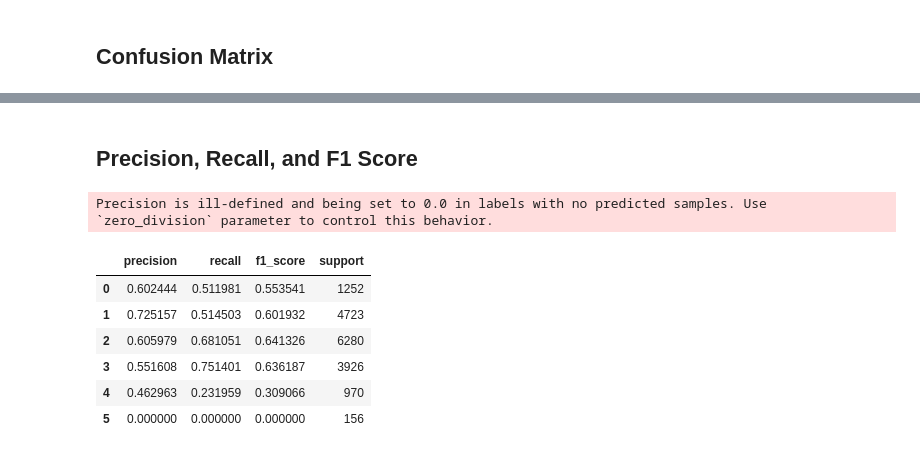
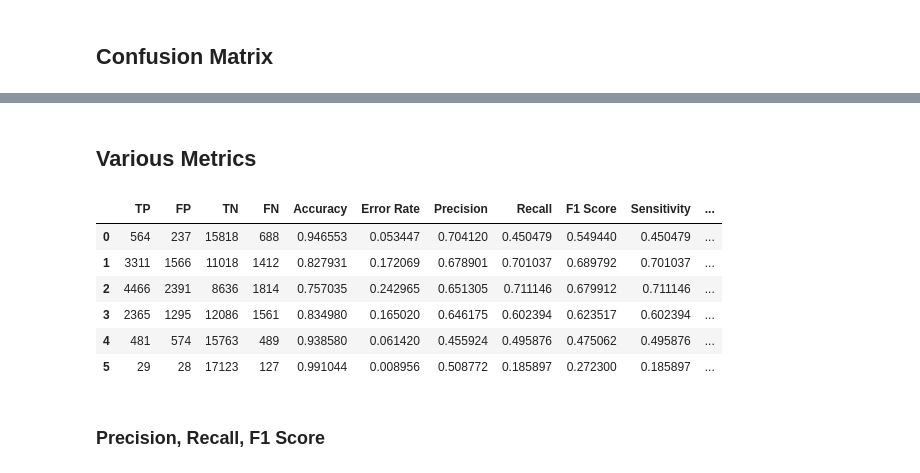
Before and after one commit to Shakleen/Kaggle-Automated-Essay-Scoring, a Jupyter notebook: notebooks/evaluate.ipynb, the cells around one changed output, grey strips where cells are left out. Drawn from its saved outputs; the diff is of its cells as text; code cells hidden in the pictures.

```diff
--- a/notebooks/evaluate.ipynb
+++ b/notebooks/evaluate.ipynb
@@ -66,24 +64,57 @@ plt.show()
+# %% [markdown]
+## Various Metrics
+# %%
+def init_list():
+    return [0 for _ in range(Config.NUM_CLASSES)]
+
+score_dict = {
+    "TP": init_list(),
+    "FP": init_list(),
+    "TN": init_list(),
+    "FN": init_list(),
+    "Accuracy": init_list(),
+    "Error Rate": init_list(),
+    "Precision": init_list(),
+    "Recall": init_list(),
+    "F1 Score": init_list(),
+    "Sensitivity": init_list(),
+    "Specificity": init_list(),
+}
+
+for score in range(Config.NUM_CLASSES):
+    tp = df.loc[(df.score == score) & (df.score == df.pred_score), "score"].count()
+    fp = df.loc[(df.score != score) & (df.pred_score == score), "score"].count()
+    tn = df.loc[(df.score != score) & (df.pred_score != score), "score"].count()
+    fn = df.loc[(df.score == score) & (df.pred_score != score), "score"].count()
+    accuracy = (tp + tn) / (tp + tn + fp + fn)
+    error_rate = 1 - accuracy
+    precision = tp / (tp + fp)
+    recall = tp / (tp + fn)
+    f1 = (2 * precision * recall) / (precision + recall)
+    sensitivity = recall
+    specificity = tn / (tn + fp)
+
+    score_dict["TP"][score] = tp
+    score_dict["FP"][score] = fp
+    score_dict["TN"][score] = tn
+    score_dict["FN"][score] = fn
+    score_dict["Accuracy"][score] = accuracy
+    score_dict["Error Rate"][score] = error_rate
+    score_dict["Precision"][score] = precision
+    score_dict["Recall"][score] = recall
+    score_dict["F1 Score"][score] = f1
+    score_dict["Sensitivity"][score] = sensitivity
+    score_dict["Specificity"][score] = specificity
+# %%
+score_df = pd.DataFrame.from_dict(score_dict)
+score_df
+# %% [output]
+|  | TP | FP | TN | FN | Accuracy | Error Rate | Precision | Recall | F1 Score | Sensitivity | ... |
+| 0 | 564 | 237 | 15818 | 688 | 0.946553 | 0.053447 | 0.704120 | 0.450479 | 0.549440 | 0.450479 | ... |
+| 1 | 3311 | 1566 | 11018 | 1412 | 0.827931 | 0.172069 | 0.678901 | 0.701037 | 0.689792 | 0.701037 | ... |
+| 2 | 4466 | 2391 | 8636 | 1814 | 0.757035 | 0.242965 | 0.651305 | 0.711146 | 0.679912 | 0.711146 | ... |
+| 3 | 2365 | 1295 | 12086 | 1561 | 0.834980 | 0.165020 | 0.646175 | 0.602394 | 0.623517 | 0.602394 | ... |
+| 4 | 481 | 574 | 15763 | 489 | 0.938580 | 0.061420 | 0.455924 | 0.495876 | 0.475062 | 0.495876 | ... |
+| 5 | 29 | 28 | 17123 | 127 | 0.991044 | 0.008956 | 0.508772 | 0.185897 | 0.272300 | 0.185897 | ... |
 # %% [markdown]
-## Precision, Recall, and F1 Score
+### Precision, Recall, F1 Score
-# %%
-precision, recall, f1_score, support = score(df["score"], df["pred_score"])
-# %% [output]
-Precision is ill-defined and being set to 0.0 in labels with no predicted samples. Use `zero_division` parameter to control this behavior.
-# %%
-score_df = pd.DataFrame.from_dict(
-    {
-        "precision": precision,
-        "recall": recall,
-        "f1_score": f1_score,
-        "support": support,
-    }
-)
-score_df
-# %% [output]
-|  | precision | recall | f1_score | support |
-| 0 | 0.602444 | 0.511981 | 0.553541 | 1252 |
-| 1 | 0.725157 | 0.514503 | 0.601932 | 4723 |
-| 2 | 0.605979 | 0.681051 | 0.641326 | 6280 |
-| 3 | 0.551608 | 0.751401 | 0.636187 | 3926 |
-| 4 | 0.462963 | 0.231959 | 0.309066 | 970 |
-| 5 | 0.000000 | 0.000000 | 0.000000 | 156 |
```
Also changed, not shown: parts of 5 cells of this notebook, 5 other files.
